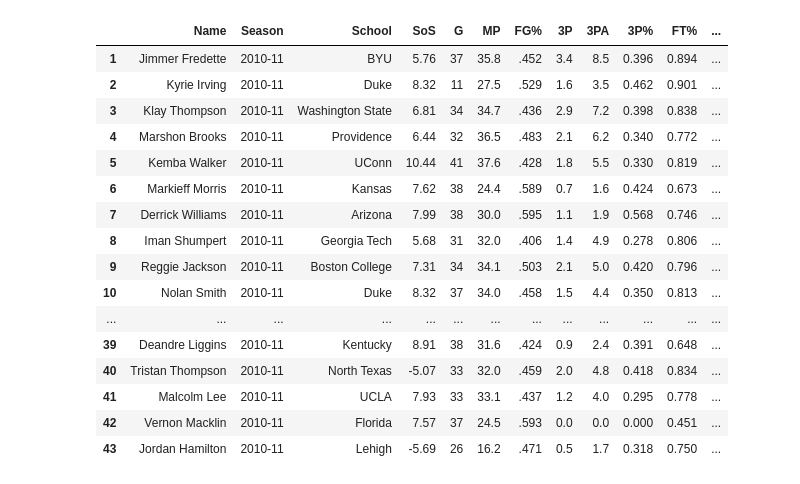
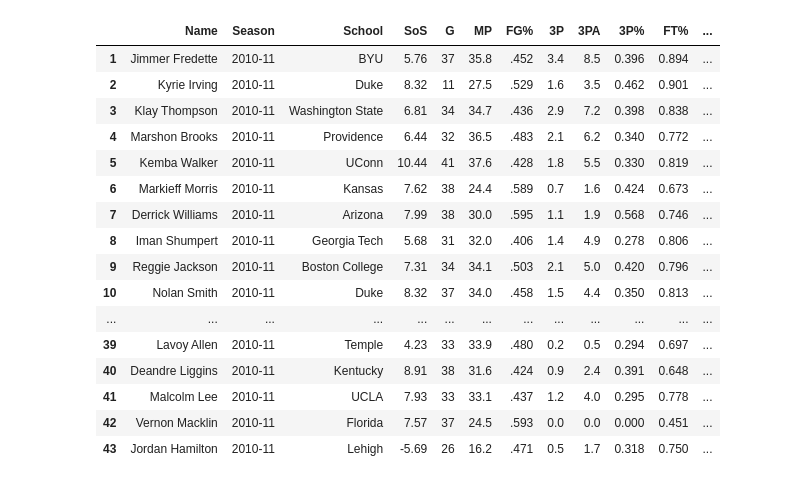
Before and after one commit to EvanJW7/2021-NBA-Draft-Prospect-Stats, a Jupyter notebook: 2011 Stats/2011.ipynb, the cells around one changed output. Saved outputs shown, nothing was run; the diff lists cells and outputs as text; code cells hidden in the pictures.

```diff
--- a/2011 Stats/2011.ipynb
+++ b/2011 Stats/2011.ipynb
@@ -6,7 +6,7 @@ import pandas as pd
 headers = {'User Agent':'Mozilla/5.0'}
 
 players = [
-    'kyrie-irving', 'derrick-williams-2', 'tristan-thompson', 'brandon-knight', 'kemba-walker',
+    'kyrie-irving', 'derrick-williams-2', 'tristan-thompson-2', 'brandon-knight', 'kemba-walker',
     'jimmer-fredette', 'klay-thompson','alec-burks', 'markieff-morris', 'marcus-morris', 'kawhi-leonard',
     'nikola-vucevic', 'iman-shumpert', 'chris-singleton','tobias-harris', 'nolan-smith', 'kenneth-faried',
     'reggie-jackson', 'marshon-brooks', 'jordan-hamilton', 'jajuan-johnson', 'norris-cole', 'cory-joseph',
@@ -73,35 +73,35 @@ table = table.sort_values(by= "Player Grade", ascending=False)
 table.insert(4, 'SoS', table['SOS'])
 table.reset_index(drop = True, inplace=True)
 import numpy as np
 table.index = np.arange(1, len(table)+1)
 del table['SOS']
 del table['Conf']
 del table['ORB']
 del table['DRB']
 del table['GS']
 del table['FG']
 del table['FGA']
 del table['FT']
 del table['FTA']
 del table['2P']
 del table['2PA']
 del table['2P%']
 table
 # %% [output]
 |  | Name | Season | School | SoS | G | MP | FG% | 3P | 3PA | 3P% | FT% | ... |
 | 1 | Jimmer Fredette | 2010-11 | BYU | 5.76 | 37 | 35.8 | .452 | 3.4 | 8.5 | 0.396 | 0.894 | ... |
 | 2 | Kyrie Irving | 2010-11 | Duke | 8.32 | 11 | 27.5 | .529 | 1.6 | 3.5 | 0.462 | 0.901 | ... |
 | 3 | Klay Thompson | 2010-11 | Washington State | 6.81 | 34 | 34.7 | .436 | 2.9 | 7.2 | 0.398 | 0.838 | ... |
 | 4 | Marshon Brooks | 2010-11 | Providence | 6.44 | 32 | 36.5 | .483 | 2.1 | 6.2 | 0.340 | 0.772 | ... |
 | 5 | Kemba Walker | 2010-11 | UConn | 10.44 | 41 | 37.6 | .428 | 1.8 | 5.5 | 0.330 | 0.819 | ... |
 | 6 | Markieff Morris | 2010-11 | Kansas | 7.62 | 38 | 24.4 | .589 | 0.7 | 1.6 | 0.424 | 0.673 | ... |
 | 7 | Derrick Williams | 2010-11 | Arizona | 7.99 | 38 | 30.0 | .595 | 1.1 | 1.9 | 0.568 | 0.746 | ... |
 | 8 | Iman Shumpert | 2010-11 | Georgia Tech | 5.68 | 31 | 32.0 | .406 | 1.4 | 4.9 | 0.278 | 0.806 | ... |
 | 9 | Reggie Jackson | 2010-11 | Boston College | 7.31 | 34 | 34.1 | .503 | 2.1 | 5.0 | 0.420 | 0.796 | ... |
 | 10 | Nolan Smith | 2010-11 | Duke | 8.32 | 37 | 34.0 | .458 | 1.5 | 4.4 | 0.350 | 0.813 | ... |
 | ... | ... | ... | ... | ... | ... | ... | ... | ... | ... | ... | ... | ... |
-| 39 | Deandre Liggins | 2010-11 | Kentucky | 8.91 | 38 | 31.6 | .424 | 0.9 | 2.4 | 0.391 | 0.648 | ... |
-| 40 | Tristan Thompson | 2010-11 | North Texas | -5.07 | 33 | 32.0 | .459 | 2.0 | 4.8 | 0.418 | 0.834 | ... |
+| 39 | Lavoy Allen | 2010-11 | Temple | 4.23 | 33 | 33.9 | .480 | 0.2 | 0.5 | 0.294 | 0.697 | ... |
+| 40 | Deandre Liggins | 2010-11 | Kentucky | 8.91 | 38 | 31.6 | .424 | 0.9 | 2.4 | 0.391 | 0.648 | ... |
 | 41 | Malcolm Lee | 2010-11 | UCLA | 7.93 | 33 | 33.1 | .437 | 1.2 | 4.0 | 0.295 | 0.778 | ... |
 | 42 | Vernon Macklin | 2010-11 | Florida | 7.57 | 37 | 24.5 | .593 | 0.0 | 0.0 | 0.000 | 0.451 | ... |
 | 43 | Jordan Hamilton | 2010-11 | Lehigh | -5.69 | 26 | 16.2 | .471 | 0.5 | 1.7 | 0.318 | 0.750 | ... |
```
Also changed, not shown: 1 other file.
